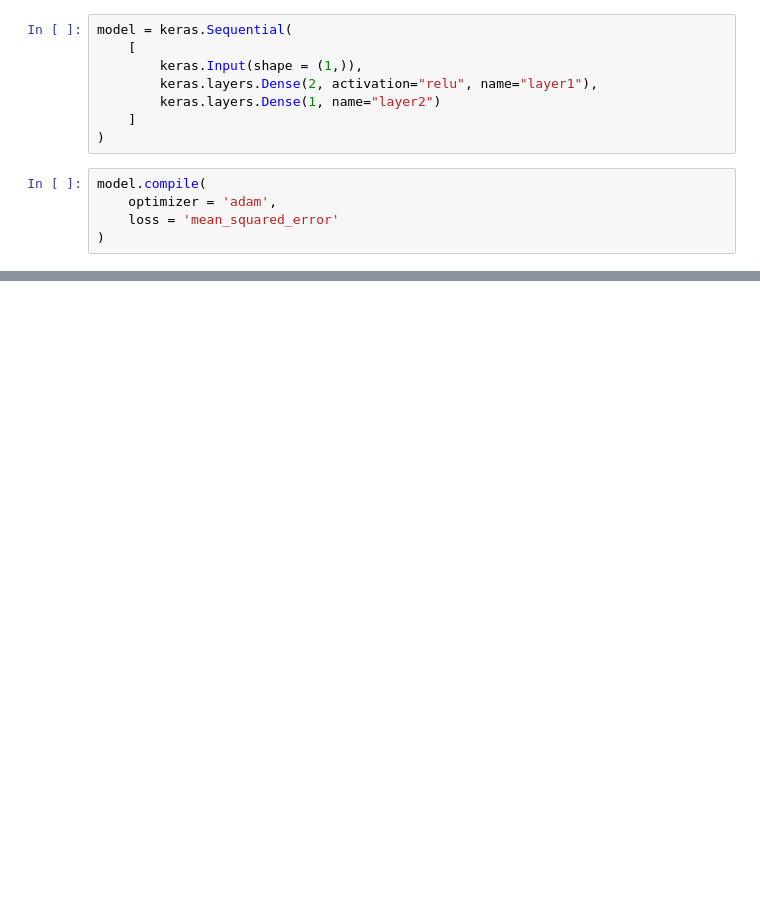
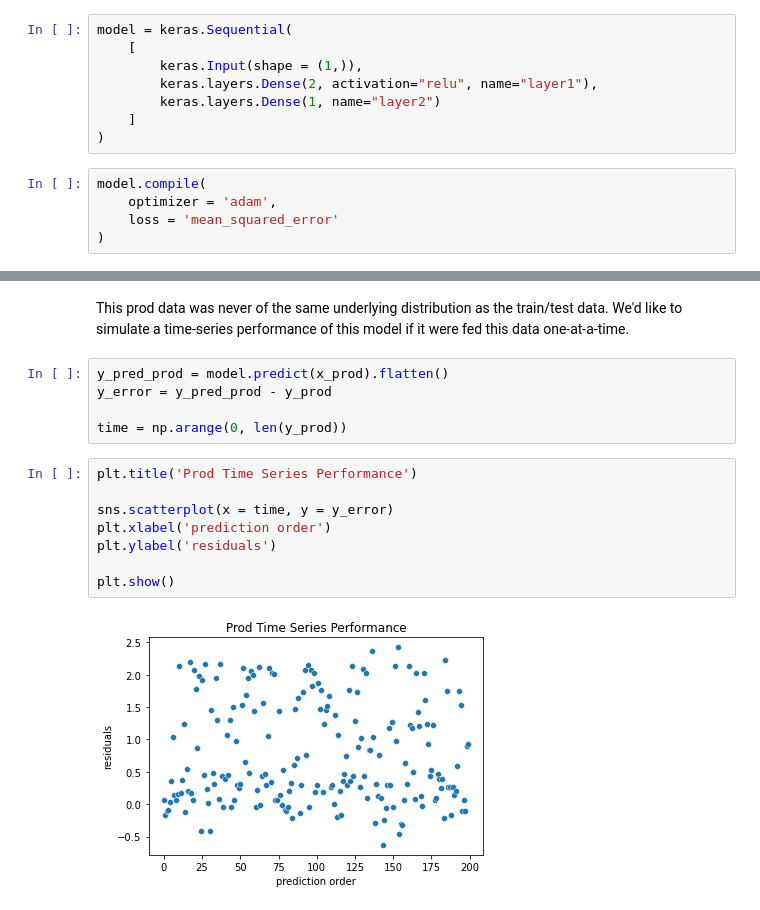
Before and after one commit to joearedmond/dist-shift, a Jupyter notebook: concept/concept.ipynb, the cells around one changed output, grey strips where cells are left out. Saved outputs shown, nothing was run; the diff lists cells and outputs as text; blank space fills up the shorter version.

```diff
--- a/concept/concept.ipynb
+++ b/concept/concept.ipynb
@@ -99,0 +117,17 @@ model.evaluate(x = x_prod, y = y_prod) # prod MSE
+# %% [markdown]
+This prod data was never of the same underlying distribution as the train/test data. We'd like to simulate a time-series performance of this model if it were fed this data one-at-a-time.
+# %%
+y_pred_prod = model.predict(x_prod).flatten()
+y_error = y_pred_prod - y_prod
+
+time = np.arange(0, len(y_prod))
+# %%
+plt.title('Prod Time Series Performance')
+
+sns.scatterplot(x = time, y = y_error)
+plt.xlabel('prediction order')
+plt.ylabel('residuals')
+
+plt.show()
+# %% [output]
+[figure, added]
```
Also changed, not shown: parts of 20 cells of this notebook.
